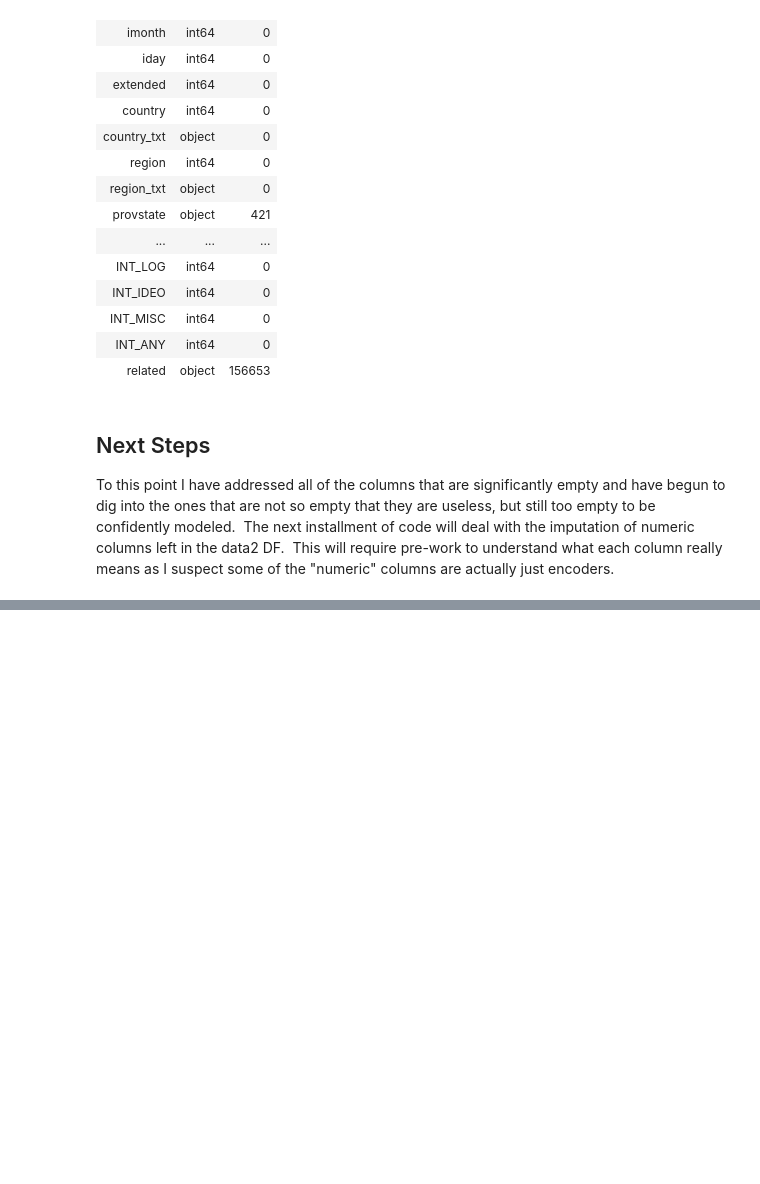
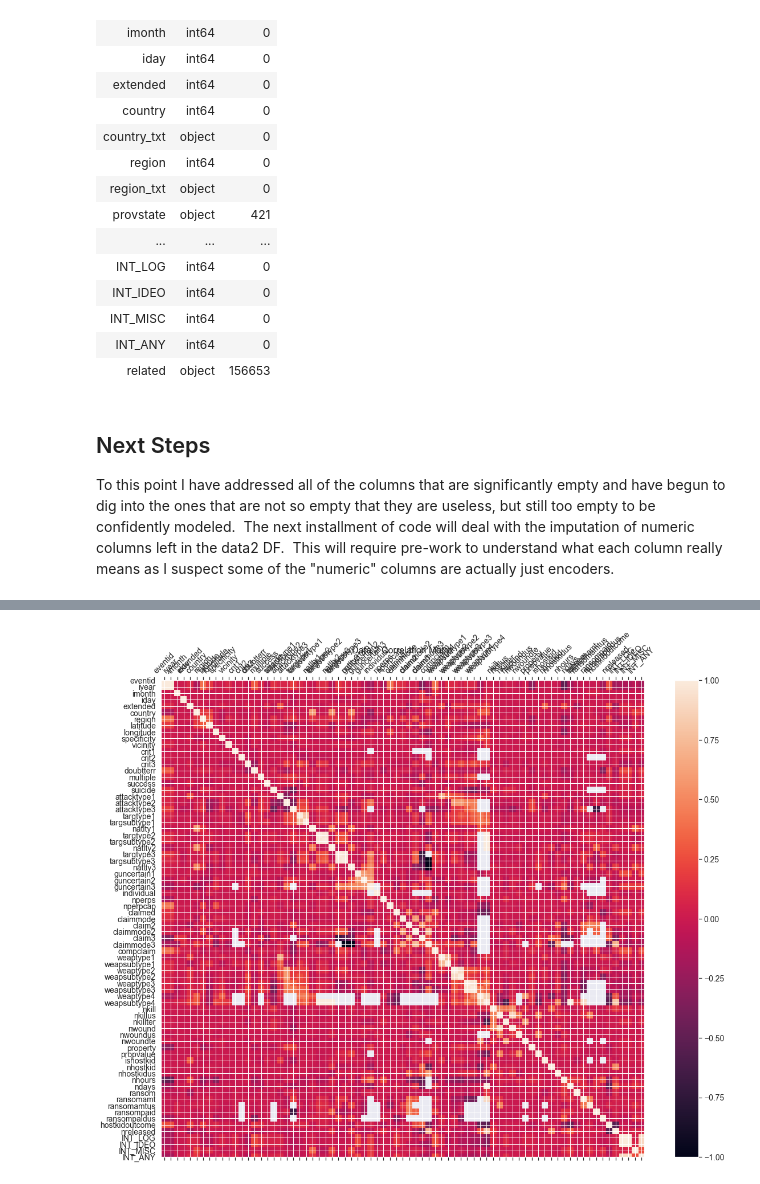
Before and after one commit to rowlandhill2020/GTD_2020_Project, a Jupyter notebook: Intl_Terror.ipynb, the cells around one changed output, grey strips where cells are left out. Drawn from its saved outputs; the diff is of its cells as text; code cells hidden in the pictures; blank space fills up the shorter version.

```diff
--- a/Intl_Terror.ipynb
+++ b/Intl_Terror.ipynb
@@ -238,0 +313,15 @@ To this point I have addressed all of the columns that are significantly empty a
+# %%
+### Corrplot ###
+
+num_df = data2.select_dtypes(include = ['number'])
+
+plot = plt.figure(figsize = (19, 15))
+plt.matshow(num_df.corr(), fignum = plot.number)
+plt.xticks(range(num_df.shape[1]), num_df.columns, fontsize = 14, rotation = 45)
+plt.yticks(range(num_df.shape[1]), num_df.columns, fontsize = 14)
+cb = plt.colorbar()
+cb.ax.tick_params(labelsize = 14)
+plt.title('Data 2 Correlation Matrix', fontsize = 16)
+plt.show()
+# %% [output]
+[figure, added]
```
Also changed, not shown: parts of 14 cells of this notebook.
